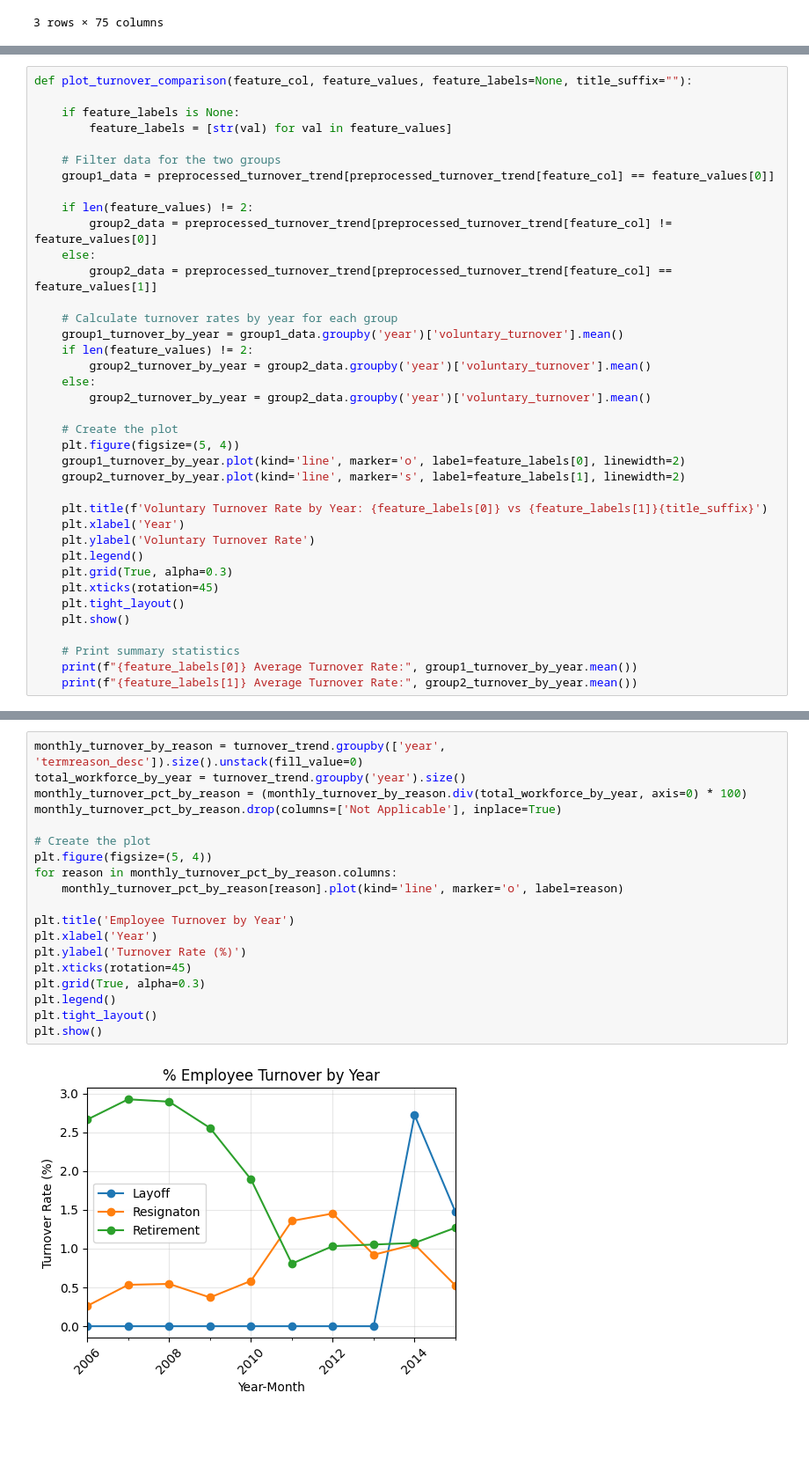
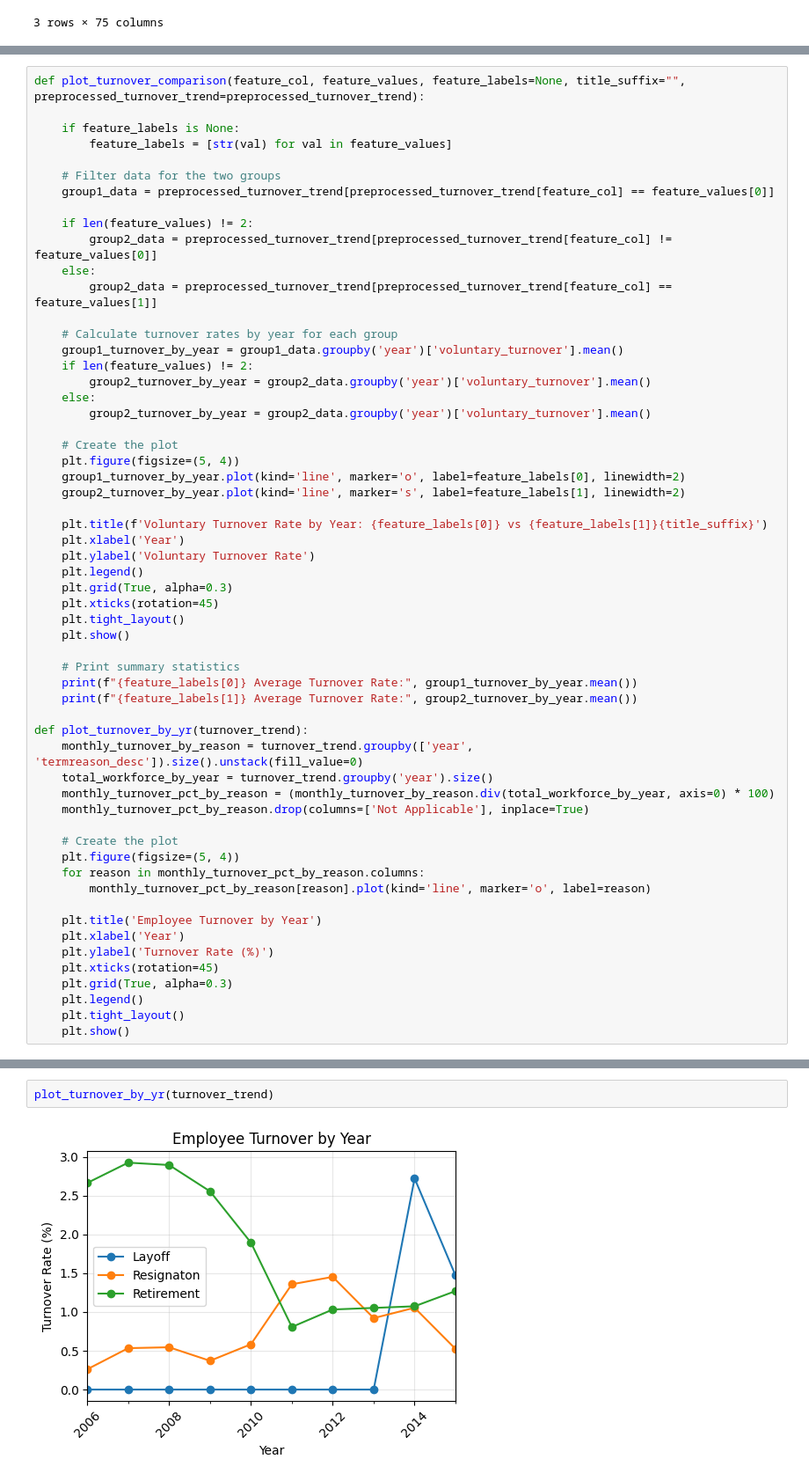
Before and after one commit to JeffTriemer/turnover, a Jupyter notebook: notebooks/eda.ipynb, the cells around one changed output, grey strips where cells are left out. Shown at 88% size. Drawn from its saved outputs; the diff is of its cells as text; blank space fills up the shorter version.

```diff
--- a/notebooks/eda.ipynb
+++ b/notebooks/eda.ipynb
@@ -117,5 +92,5 @@ turnover_trend
 # %%
-def plot_turnover_comparison(feature_col, feature_values, feature_labels=None, title_suffix=""):
+def plot_turnover_comparison(feature_col, feature_values, feature_labels=None, title_suffix="", preprocessed_turnover_trend=preprocessed_turnover_trend):
 
     if feature_labels is None:
         feature_labels = [str(val) for val in feature_values]
@@ -152,3 +127,23 @@ def plot_turnover_comparison(feature_col, feature_values, feature_labels=None, t
     # Print summary statistics
     print(f"{feature_labels[0]} Average Turnover Rate:", group1_turnover_by_year.mean())
     print(f"{feature_labels[1]} Average Turnover Rate:", group2_turnover_by_year.mean())
+
+def plot_turnover_by_yr(turnover_trend):
+    monthly_turnover_by_reason = turnover_trend.groupby(['year', 'termreason_desc']).size().unstack(fill_value=0)
+    total_workforce_by_year = turnover_trend.groupby('year').size()
+    monthly_turnover_pct_by_reason = (monthly_turnover_by_reason.div(total_workforce_by_year, axis=0) * 100)
+    monthly_turnover_pct_by_reason.drop(columns=['Not Applicable'], inplace=True)
+
+    # Create the plot
+    plt.figure(figsize=(5, 4))
+    for reason in monthly_turnover_pct_by_reason.columns:
+        monthly_turnover_pct_by_reason[reason].plot(kind='line', marker='o', label=reason)
+
+    plt.title('Employee Turnover by Year')
+    plt.xlabel('Year')
+    plt.ylabel('Turnover Rate (%)')
+    plt.xticks(rotation=45)
+    plt.grid(True, alpha=0.3)
+    plt.legend()
+    plt.tight_layout()
+    plt.show()
@@ -155,24 +152,7 @@ def plot_turnover_comparison(feature_col, feature_values, feature_labels=None, t
 # %%
-monthly_turnover_by_reason = turnover_trend.groupby(['year', 'termreason_desc']).size().unstack(fill_value=0)
-total_workforce_by_year = turnover_trend.groupby('year').size()
-monthly_turnover_pct_by_reason = (monthly_turnover_by_reason.div(total_workforce_by_year, axis=0) * 100)
-monthly_turnover_pct_by_reason.drop(columns=['Not Applicable'], inplace=True)
-
-# Create the plot
-plt.figure(figsize=(5, 4))
-for reason in monthly_turnover_pct_by_reason.columns:
-    monthly_turnover_pct_by_reason[reason].plot(kind='line', marker='o', label=reason)
-
-plt.title('Employee Turnover by Year')
-plt.xlabel('Year')
-plt.ylabel('Turnover Rate (%)')
-plt.xticks(rotation=45)
-plt.grid(True, alpha=0.3)
-plt.legend()
-plt.tight_layout()
-plt.show()
+plot_turnover_by_yr(turnover_trend)
 # %% [output]
-[figure, old version]
+[figure, new version]
 # %%
 plot_turnover_comparison('business_unit_headoffice', [True, False], ['Head Office', 'Stores'])
 plot_turnover_comparison('gender_short_f', [False, True], ['Male', 'Female'])
```
Also changed, not shown: parts of 32 cells of this notebook, 3 other files.
